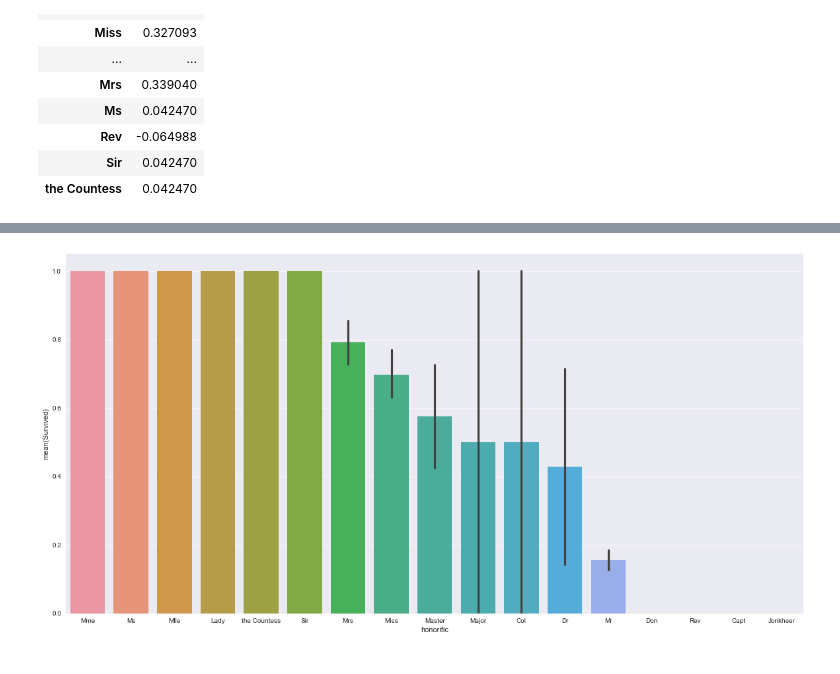
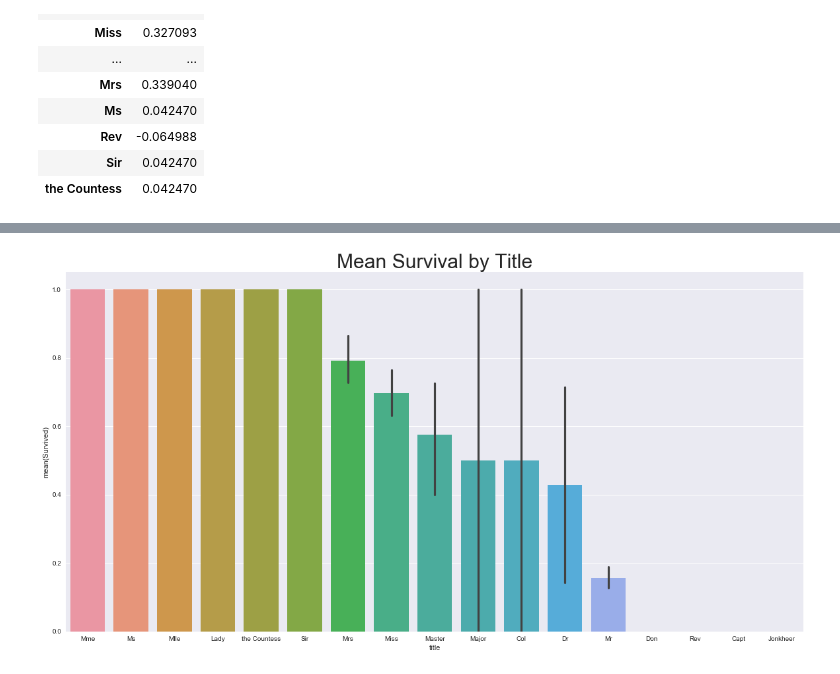
Before and after one commit to yaskyj/investigate-data-set, a Jupyter notebook: InvestigateTitanicData.ipynb, the cells around one changed output, grey strips where cells are left out. Saved outputs shown, nothing was run; the diff lists cells and outputs as text; code cells hidden in the pictures.

```diff
--- a/InvestigateTitanicData.ipynb
+++ b/InvestigateTitanicData.ipynb
@@ -280,5 +317,3 @@ fig, ax = plt.subplots(figsize=(20, 10))
 sns.distplot(df[(df['Fare'].notnull())]['Fare']);
 # %% [output]
 [figure]
-# %%
-df['honorific'] = df['Name'].str.extract(', (\D+?)\.')
@@ -284,0 +324,3 @@ df['honorific'] = df['Name'].str.extract(', (\D+?)\.')
+# %%
+#Create a new feature using a regular expression to extract the honorific from the person's name.
+df['title'] = df['Name'].str.extract(', (\D+?)\.')
@@ -305,5 +363,5 @@ pd.concat([df['Survived'], pd.get_dummies(df['honorific']).rename(columns=lambda
 # %%
 fig, ax = plt.subplots(figsize=(20, 10))
-sns.barplot(x="honorific", y="Survived", data=df, order=['Mme', 'Ms', 'Mlle', 'Lady', 'the Countess', 'Sir', 'Mrs', 'Miss', 'Master', 'Major', 'Col', 'Dr', 'Mr', 'Don', 'Rev', 'Capt', 'Jonkheer']);
+sns.barplot(x="title", y="Survived", data=df, order=['Mme', 'Ms', 'Mlle', 'Lady', 'the Countess', 'Sir', 'Mrs', 'Miss', 'Master', 'Major', 'Col', 'Dr', 'Mr', 'Don', 'Rev', 'Capt', 'Jonkheer']).set_title("Mean Survival by Title", fontsize=30);
 # %% [output]
-[figure, old version]
+[figure, new version]
```
Also changed, not shown: parts of 23 cells of this notebook, 1 other file.
